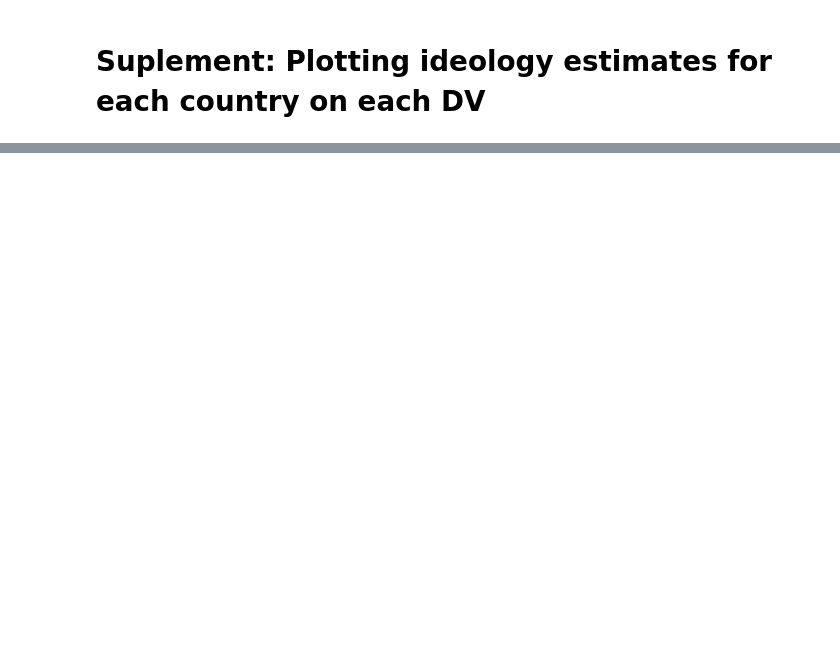
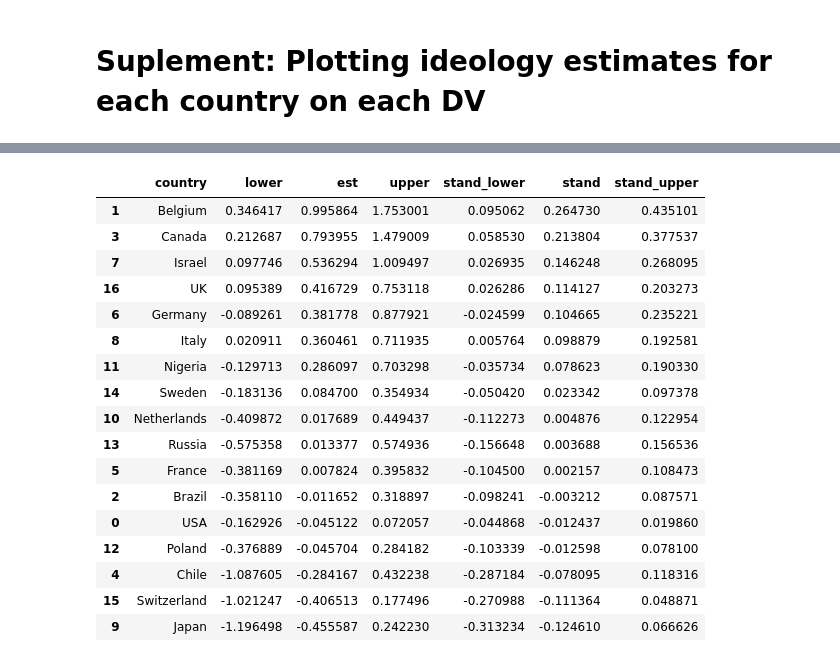
Before and after one commit to katherineannemason/System-Sanctioned-Change, a Jupyter notebook: 17 Country Analyses/Syst_Sanct_PointPlots.ipynb, the cells around one changed output, grey strips where cells are left out. Cells and saved outputs as stored; diff of their text form; code cells hidden in the pictures; blank space fills up the shorter version.

```diff
--- a/17 Country Analyses/Syst_Sanct_PointPlots.ipynb
+++ b/17 Country Analyses/Syst_Sanct_PointPlots.ipynb
@@ -1255,0 +597,28 @@ plt.show()
+# %%
+# Import the sharing point estimates
+
+Share_Ide = pd.read_csv("Share_Ide.csv")
+
+# Sort by descending
+
+Share_Ide = Share_Ide.sort_values(by=['est'], ascending=False)
+Share_Ide
+# %% [output]
+|  | country | lower | est | upper | stand_lower | stand | stand_upper |
+| 1 | Belgium | 0.346417 | 0.995864 | 1.753001 | 0.095062 | 0.264730 | 0.435101 |
+| 3 | Canada | 0.212687 | 0.793955 | 1.479009 | 0.058530 | 0.213804 | 0.377537 |
+| 7 | Israel | 0.097746 | 0.536294 | 1.009497 | 0.026935 | 0.146248 | 0.268095 |
+| 16 | UK | 0.095389 | 0.416729 | 0.753118 | 0.026286 | 0.114127 | 0.203273 |
+| 6 | Germany | -0.089261 | 0.381778 | 0.877921 | -0.024599 | 0.104665 | 0.235221 |
+| 8 | Italy | 0.020911 | 0.360461 | 0.711935 | 0.005764 | 0.098879 | 0.192581 |
+| 11 | Nigeria | -0.129713 | 0.286097 | 0.703298 | -0.035734 | 0.078623 | 0.190330 |
+| 14 | Sweden | -0.183136 | 0.084700 | 0.354934 | -0.050420 | 0.023342 | 0.097378 |
+| 10 | Netherlands | -0.409872 | 0.017689 | 0.449437 | -0.112273 | 0.004876 | 0.122954 |
+| 13 | Russia | -0.575358 | 0.013377 | 0.574936 | -0.156648 | 0.003688 | 0.156536 |
+| 5 | France | -0.381169 | 0.007824 | 0.395832 | -0.104500 | 0.002157 | 0.108473 |
+| 2 | Brazil | -0.358110 | -0.011652 | 0.318897 | -0.098241 | -0.003212 | 0.087571 |
+| 0 | USA | -0.162926 | -0.045122 | 0.072057 | -0.044868 | -0.012437 | 0.019860 |
+| 12 | Poland | -0.376889 | -0.045704 | 0.284182 | -0.103339 | -0.012598 | 0.078100 |
+| 4 | Chile | -1.087605 | -0.284167 | 0.432238 | -0.287184 | -0.078095 | 0.118316 |
+| 15 | Switzerland | -1.021247 | -0.406513 | 0.177496 | -0.270988 | -0.111364 | 0.048871 |
+| 9 | Japan | -1.196498 | -0.455587 | 0.242230 | -0.313234 | -0.124610 | 0.066626 |
```
Also changed, not shown: parts of 53 cells of this notebook, 23 other files.
